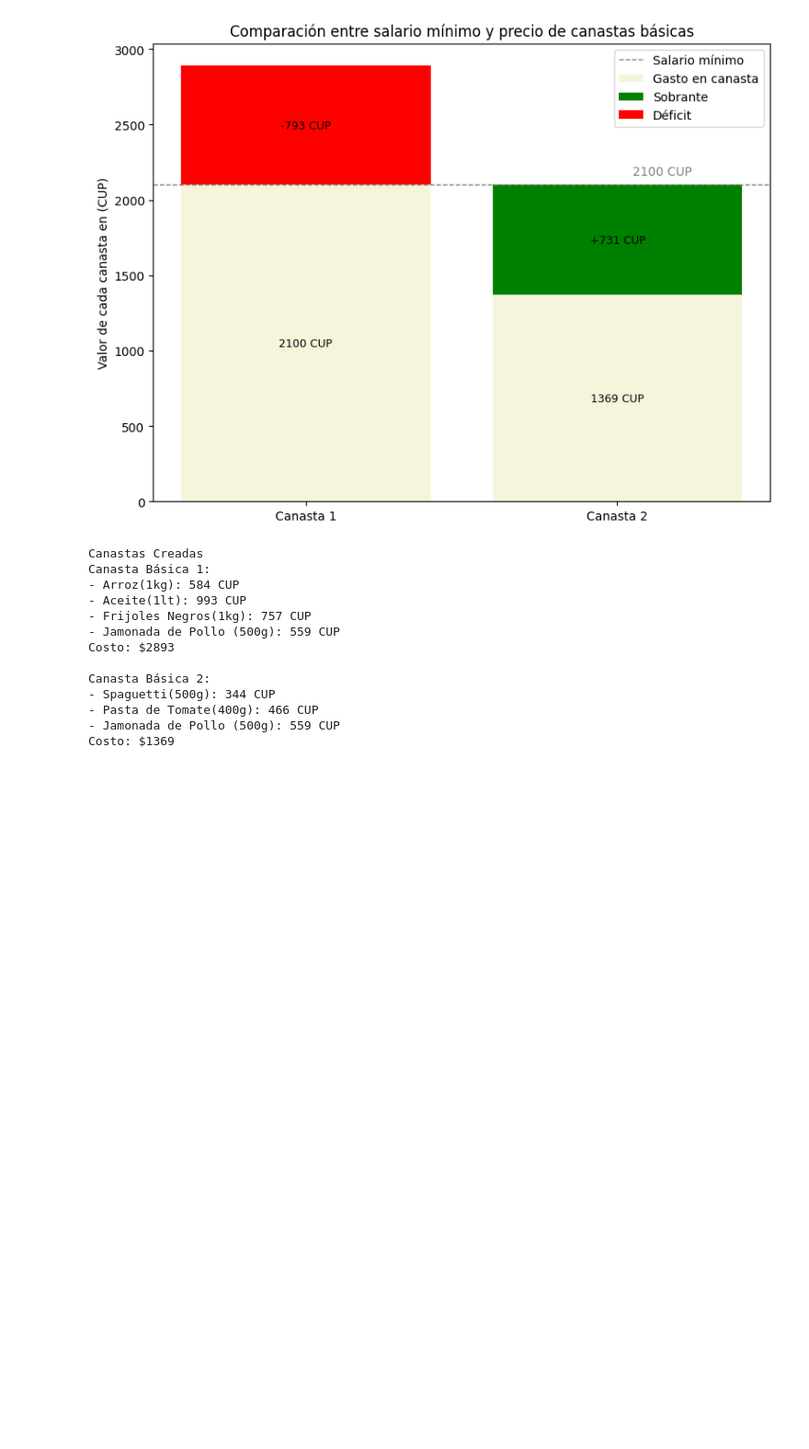
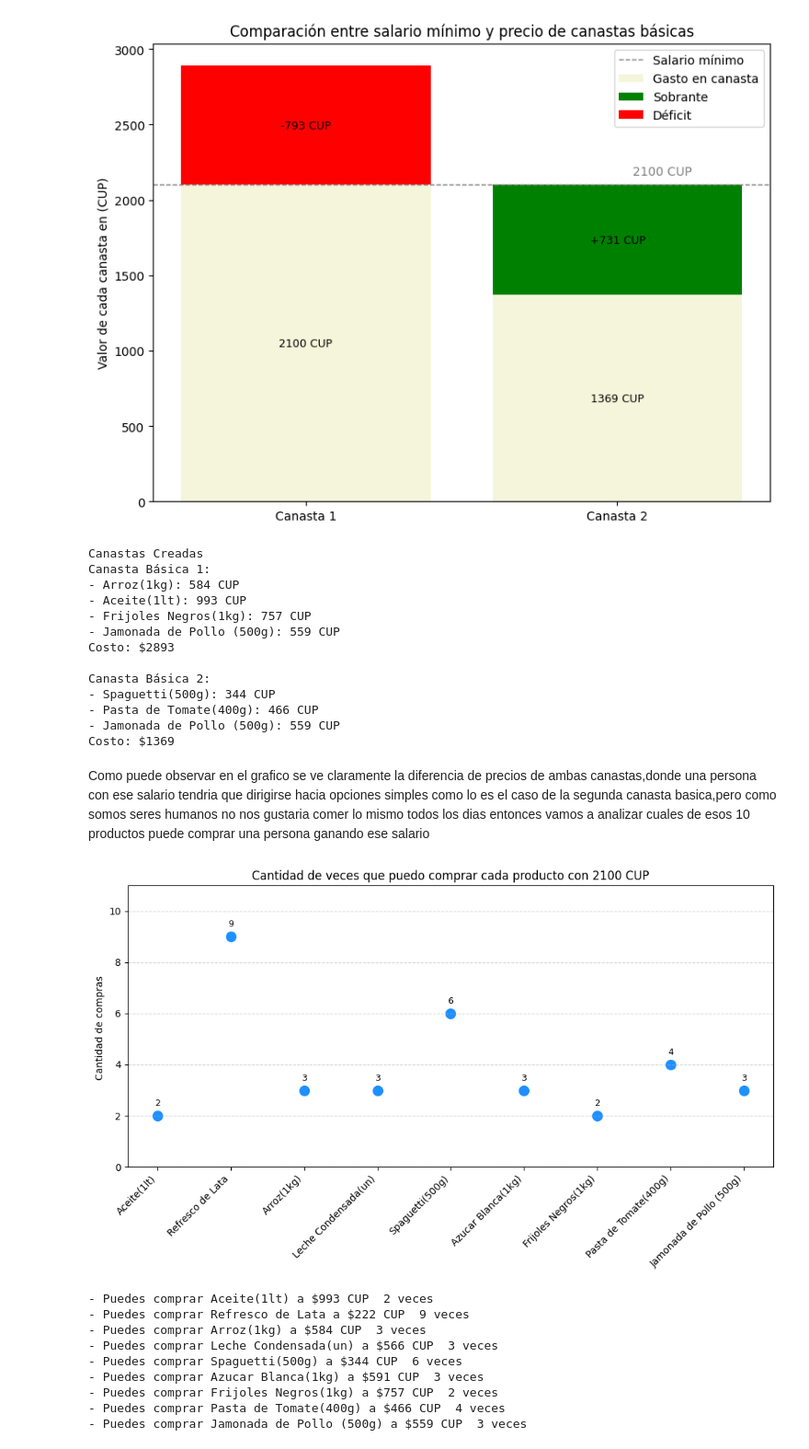
Before and after one commit to WilliamTMC/Proyecto45, a Jupyter notebook: analizando varios productos.ipynb, the cells around one changed output. Shown at 92% size. Cells and saved outputs as stored; diff of their text form; code cells hidden in the pictures; blank space fills up the shorter version.

```diff
--- a/analizando varios productos.ipynb
+++ b/analizando varios productos.ipynb
@@ -577,3 +577,46 @@ Canasta Básica 2:
 - Pasta de Tomate(400g): 466 CUP
 - Jamonada de Pollo (500g): 559 CUP
 Costo: $1369
+# %% [markdown]
+Como puede observar en el grafico se ve claramente la diferencia  de  precios de ambas canastas,donde una persona con ese salario tendria que dirigirse hacia opciones simples como lo es el caso de la segunda canasta basica,pero como somos seres humanos no nos gustaria comer lo mismo todos los dias entonces vamos a analizar cuales de esos 10 productos puede comprar una persona ganando ese salario
+# %%
+import matplotlib.pyplot as plt
+from Funciones.biblioteca import productos_comprables
+salario#Salario minimo de una persona al mes
+promedios_de_productos #Productos y precios
+productos_vs_salario = productos_comprables(promedios_de_productos,salario)
+
+# Separar datos
+productos = [p[0] for p in productos_vs_salario]
+cantidades = [p[2] for p in productos_vs_salario]
+
+# Crear gráfico
+plt.figure(figsize=(10,6))
+plt.scatter(productos, cantidades, color='dodgerblue', s=100)
+
+# Etiquetas encima de cada punto
+for i, cantidad in enumerate(cantidades):
+    plt.text(i, cantidad + 0.3, str(cantidad), ha='center', va='bottom', fontsize=9)
+
+# Personalización
+plt.title("Cantidad de veces que puedo comprar cada producto con 2100 CUP")
+plt.ylabel("Cantidad de compras ")
+plt.ylim(0, max(cantidades) + 2)
+plt.xticks(rotation=45, ha='right')
+plt.grid(axis='y', linestyle='--', alpha=0.5)
+plt.tight_layout()
+plt.show()
+
+for producto, precio, cantidad in productos_vs_salario:
+    print(f"- Puedes comprar {producto} a ${precio} CUP  {cantidad} veces")
+# %% [output]
+[figure, added]
+- Puedes comprar Aceite(1lt) a $993 CUP  2 veces
+- Puedes comprar Refresco de Lata a $222 CUP  9 veces
+- Puedes comprar Arroz(1kg) a $584 CUP  3 veces
+- Puedes comprar Leche Condensada(un) a $566 CUP  3 veces
+- Puedes comprar Spaguetti(500g) a $344 CUP  6 veces
+- Puedes comprar Azucar Blanca(1kg) a $591 CUP  3 veces
+- Puedes comprar Frijoles Negros(1kg) a $757 CUP  2 veces
+- Puedes comprar Pasta de Tomate(400g) a $466 CUP  4 veces
+- Puedes comprar Jamonada de Pollo (500g) a $559 CUP  3 veces
```
Also changed, not shown: parts of 8 cells of this notebook, 1 other file.
